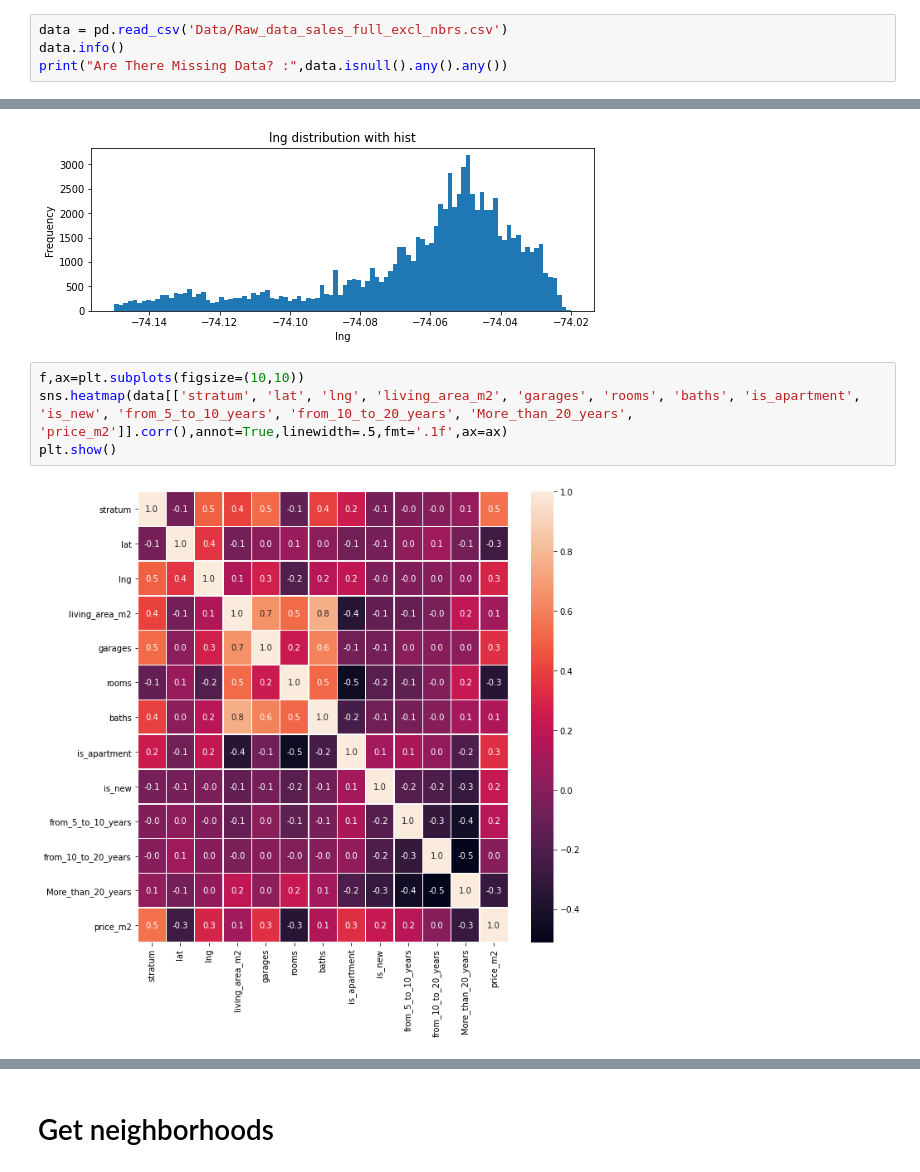
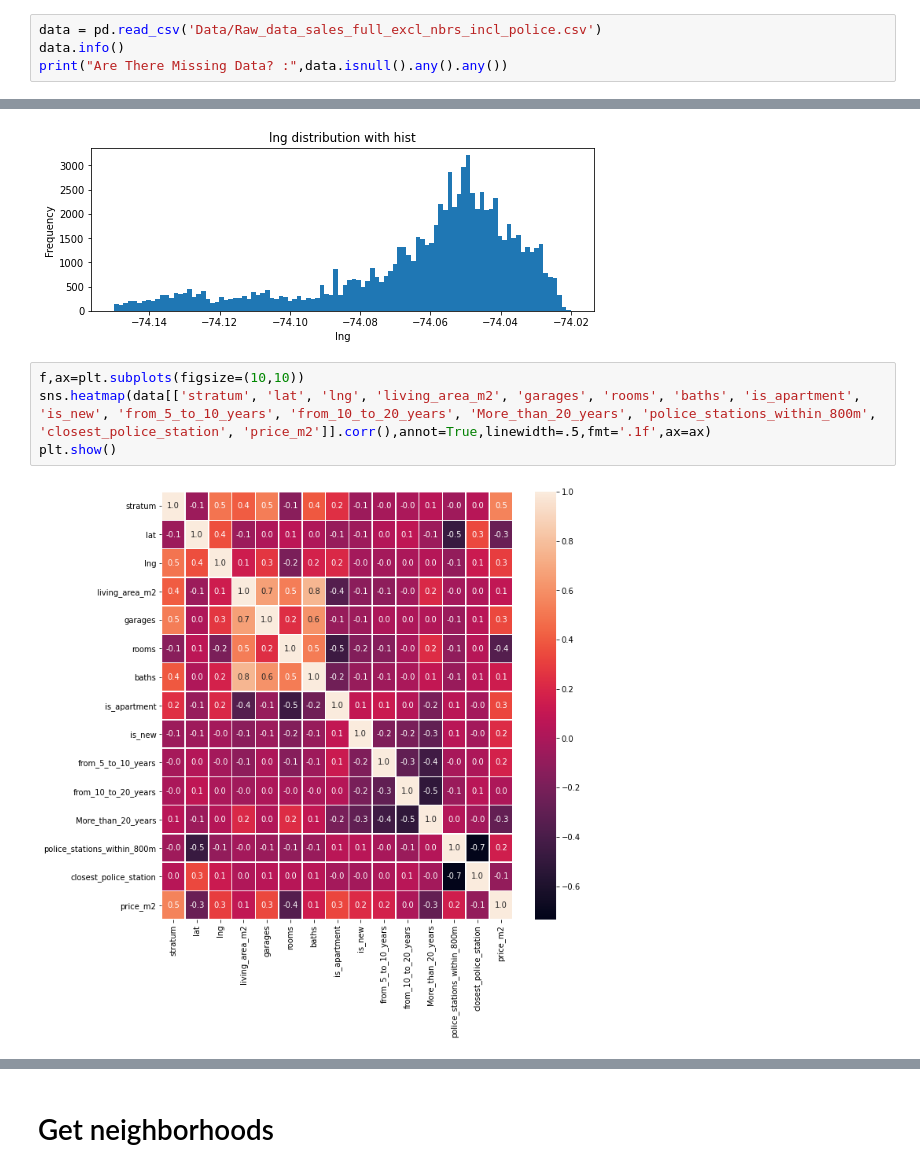
Before and after one commit to joch182/inmoxis-price-prediction, a Jupyter notebook: Sales_EDA.ipynb, the cells around one changed output, grey strips where cells are left out. Drawn from its saved outputs; the diff is of its cells as text.

Commit message:
added schools and police to the dataset

```diff
--- a/Sales_EDA.ipynb
+++ b/Sales_EDA.ipynb
@@ -162,7 +162,7 @@ print(len(main_df.index))
 import seaborn as sns
 import matplotlib.pyplot as plt
 # %%
-data = pd.read_csv('Data/Raw_data_sales_full_excl_nbrs.csv')
+data = pd.read_csv('Data/Raw_data_sales_full_excl_nbrs_incl_police.csv')
 data.info()
 print("Are There Missing Data? :",data.isnull().any().any())
 # %% [output]
@@ -198,8 +198,8 @@ for i in ['price_m2', 'living_area_m2', 'lat', 'lng']:
 [figure]
 # %%
 f,ax=plt.subplots(figsize=(10,10))
-sns.heatmap(data[['stratum', 'lat', 'lng', 'living_area_m2', 'garages', 'rooms', 'baths', 'is_apartment', 'is_new', 'from_5_to_10_years', 'from_10_to_20_years', 'More_than_20_years', 'price_m2']].corr(),annot=True,linewidth=.5,fmt='.1f',ax=ax)
+sns.heatmap(data[['stratum', 'lat', 'lng', 'living_area_m2', 'garages', 'rooms', 'baths', 'is_apartment', 'is_new', 'from_5_to_10_years', 'from_10_to_20_years', 'More_than_20_years', 'police_stations_within_800m', 'closest_police_station', 'price_m2']].corr(),annot=True,linewidth=.5,fmt='.1f',ax=ax)
 plt.show()
 # %% [output]
-[figure, old version]
+[figure, new version]
 # %%
```
Also changed, not shown: parts of 10 cells of this notebook, 4 other files.
